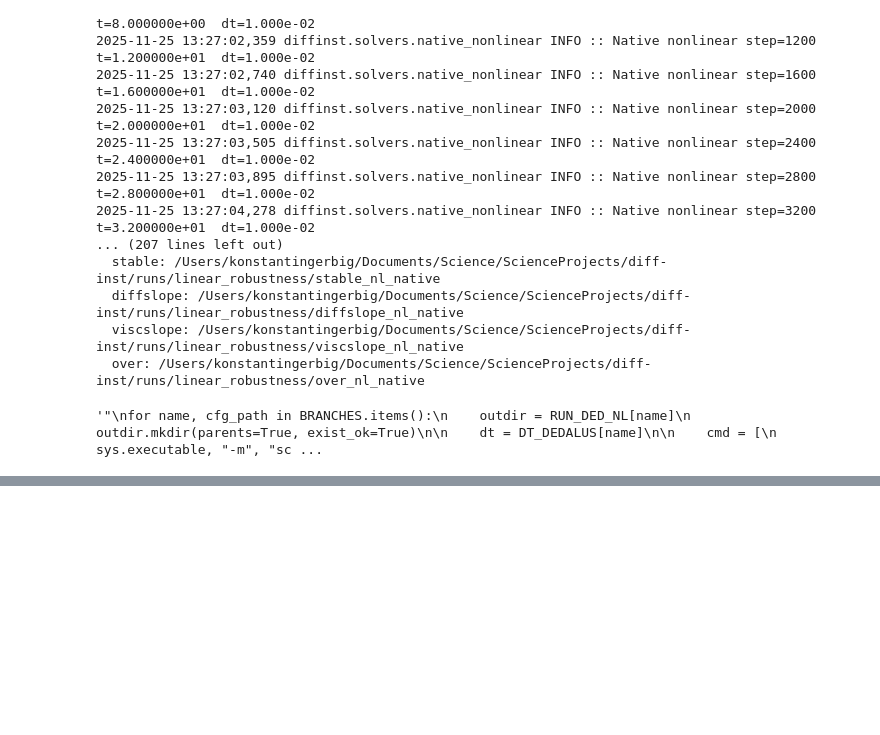
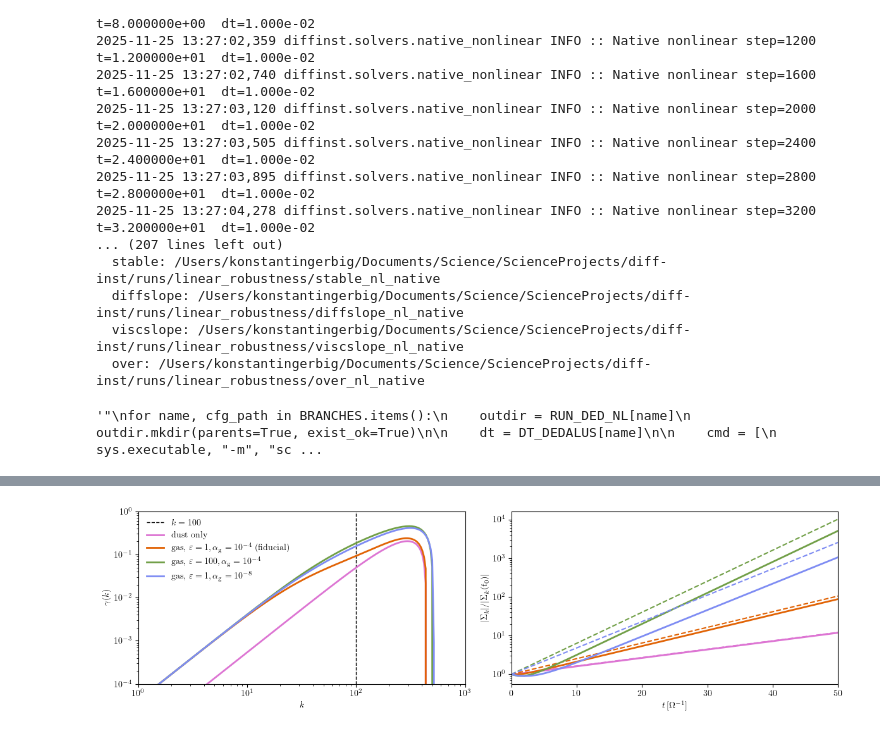
Before and after one commit to KonstantinGerbig/diff-inst, a Jupyter notebook: notebooks/paper_linear.ipynb, the cells around one changed output, grey strips where cells are left out. Drawn from its saved outputs; the diff is of its cells as text; code cells hidden in the pictures; blank space fills up the shorter version.

```diff
--- a/notebooks/paper_linear.ipynb
+++ b/notebooks/paper_linear.ipynb
@@ -373,0 +467,27 @@ TypeError: StreamWriter.__init__() missing 1 required positional argument: 'mani
+# %%
+# %% make diffusion-slope comparison figure (EVP vs nonlinear IVP)
+
+from diffinst.vis.linear import plot_diffusion_slope_family
+
+configs_diff = {
+    "dust":     EXP_DIFF_DUST,
+    "fid":      EXP_DIFF_BASE,
+    "high_eps": EXP_DIFF_HIGHEPS,
+    "low_nu_g": EXP_DIFF_LOWNU_G,
+}
+
+fig, axes = plot_diffusion_slope_family(
+    configs=configs_diff,
+    runs_nl=RUN_DIFF_NL,
+    k_phys=K_PHYS_DIFF,
+    kmin=1,
+    kmax=1e3,
+    nk=200,
+    labels=DIFF_LABELS,
+    figsize=(12, 3.5),
+)
+
+plt.tight_layout()
+plt.show()
+# %% [output]
+[figure, added]
```
Also changed, not shown: parts of 5 cells of this notebook, 4 other files.
